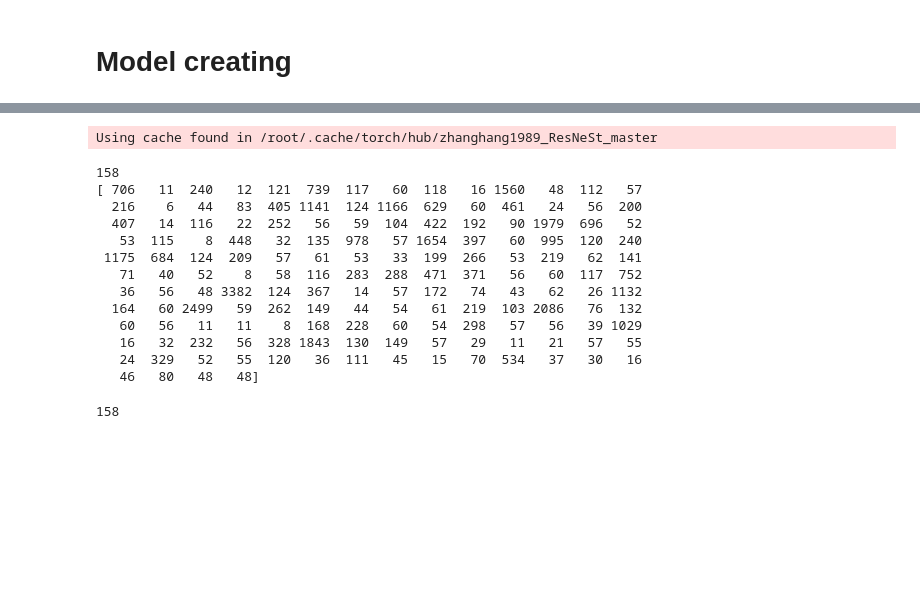
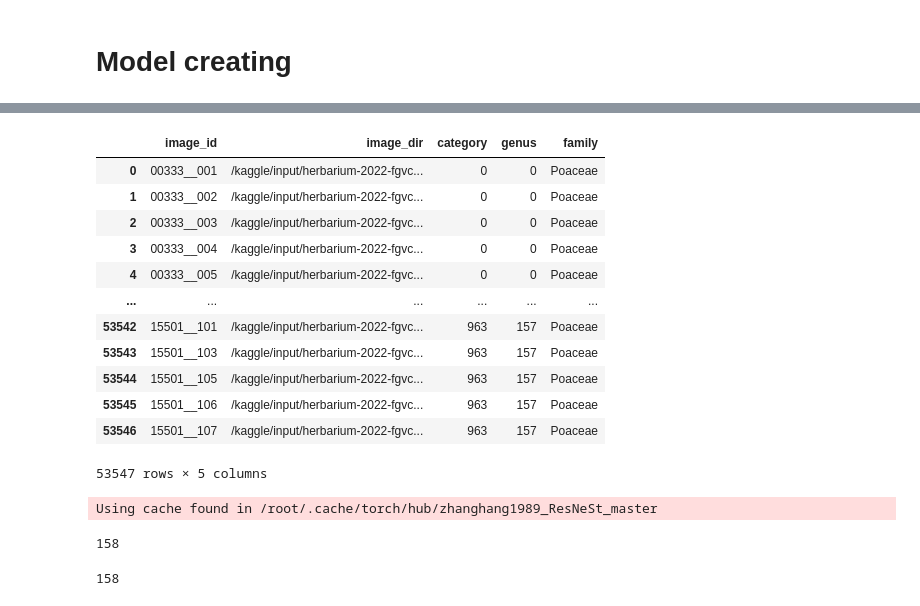
Before and after one commit to Advell/Herbarium-Plant-Classification, a Jupyter notebook: extra_notebook.ipynb, the cells around one changed output, grey strips where cells are left out. Drawn from its saved outputs; the diff is of its cells as text; code cells hidden in the pictures; blank space fills up the shorter version.

Commit message:
Kaggle Notebook | notebook98046b6abb | Version 6

```diff
--- a/extra_notebook.ipynb
+++ b/extra_notebook.ipynb
@@ -23,7 +23,7 @@ test_ids = [image['image_id'] for image in test_meta]
 test_dirs = [test_dir + image['file_name'] for image in test_meta]
 
 #Create the initial training dataframe with the above defined columns
-train_df = pd.DataFrame({
+main_df = pd.DataFrame({
     "image_id" : image_ids,
     "image_dir" : image_dirs,
     "category" : category_ids,
@@ -35,7 +35,7 @@ test_df = pd.DataFrame({
     "test_dir" : test_dirs
 })
 
-train_df
+main_df
 # %% [output]
 |  | image_id | image_dir | category | genus |
 | 0 | 00000__001 | /kaggle/input/herbarium-2022-fgvc... | 0 | 1 |
@@ -53,7 +53,7 @@ train_df
 # %%
 #Add a genus column to the dataframe
 genus_map = {genus['genus_id'] : genus['genus'] for genus in train_meta['genera']}
-train_df['genus'] = train_df['genus'].map(genus_map)
+main_df['genus'] = main_df['genus'].map(genus_map)
 
 ##Create a family column in the dataframe based on the genus names
     # Step 1: Create dictionary of genus -> family mapping
@@ -64,16 +64,16 @@ for category in train_meta["categories"]:
     genus_family_map[genus] = family
 
     # Step 2: Create new column with default value of None™
-train_df['family'] = None
+main_df['family'] = None
 
     # Step 3: Update values in new column based on genus -> family mapping
-for i, row in train_df.iterrows():
+for i, row in main_df.iterrows():
     genus = row['genus']
     if genus in genus_family_map:
         family = genus_family_map[genus]
-        train_df.at[i, 'family'] = family
+        main_df.at[i, 'family'] = family
 
-train_df
+main_df
 # %% [output]
 |  | image_id | image_dir | category | genus | family |
 | 0 | 00000__001 | /kaggle/input/herbarium-2022-fgvc... | 0 | Abies | Pinaceae |
@@ -91,10 +106,11 @@ train_df
 # %%
 #Filter only the images of plants that are in the Poaceae family
-train_df = train_df.loc[train_df['family'] == 'Poaceae']
+main_df = main_df.loc[main_df['family'] == 'Poaceae']
+#main_df = main_df[main_df['family'].isin(['Poaceae', 'Fabaceae'])]
 #Reset index
-train_df = train_df.reset_index(drop=True)
+main_df = main_df.reset_index(drop=True)
 
-train_df
+main_df
 # %% [output]
 |  | image_id | image_dir | category | genus | family |
 | 0 | 00333__001 | /kaggle/input/herbarium-2022-fgvc... | 333 | Agrostis | Poaceae |
@@ -157 +174,20 @@ Requirement already satisfied: portalocker in /opt/conda/lib/python3.7/site-pack
 WARNING: Running pip as the 'root' user can result in broken permissions and conflicting behaviour with the system package manager. It is recommended to use a virtual environment instead: https://pip. ...
+# %%
+main_df['genus'] = pd.factorize(main_df['genus'])[0]
+main_df['category'] = pd.factorize(main_df['category'])[0]
+
+main_df
+# %% [output]
+|  | image_id | image_dir | category | genus | family |
+| 0 | 00333__001 | /kaggle/input/herbarium-2022-fgvc... | 0 | 0 | Poaceae |
+| 1 | 00333__002 | /kaggle/input/herbarium-2022-fgvc... | 0 | 0 | Poaceae |
+| 2 | 00333__003 | /kaggle/input/herbarium-2022-fgvc... | 0 | 0 | Poaceae |
+| 3 | 00333__004 | /kaggle/input/herbarium-2022-fgvc... | 0 | 0 | Poaceae |
+| 4 | 00333__005 | /kaggle/input/herbarium-2022-fgvc... | 0 | 0 | Poaceae |
+| ... | ... | ... | ... | ... | ... |
+| 53542 | 15501__101 | /kaggle/input/herbarium-2022-fgvc... | 963 | 157 | Poaceae |
+| 53543 | 15501__103 | /kaggle/input/herbarium-2022-fgvc... | 963 | 157 | Poaceae |
+| 53544 | 15501__105 | /kaggle/input/herbarium-2022-fgvc... | 963 | 157 | Poaceae |
+| 53545 | 15501__106 | /kaggle/input/herbarium-2022-fgvc... | 963 | 157 | Poaceae |
+| 53546 | 15501__107 | /kaggle/input/herbarium-2022-fgvc... | 963 | 157 | Poaceae |
+53547 rows × 5 columns
@@ -223,24 +278,9 @@ model = torch.hub.load('zhanghang1989/ResNeSt', 'resnest101', pretrained=True)
 Using cache found in /root/.cache/torch/hub/zhanghang1989_ResNeSt_master
 # %%
 num_classes = train_df['genus'].nunique()
-class_counts = np.bincount(Y_train)
-
 print(num_classes)
-print(class_counts)
 # %% [output]
 158
-[ 706   11  240   12  121  739  117   60  118   16 1560   48  112   57
-  216    6   44   83  405 1141  124 1166  629   60  461   24   56  200
-  407   14  116   22  252   56   59  104  422  192   90 1979  696   52
-   53  115    8  448   32  135  978   57 1654  397   60  995  120  240
- 1175  684  124  209   57   61   53   33  199  266   53  219   62  141
-   71   40   52    8   58  116  283  288  471  371   56   60  117  752
-   36   56   48 3382  124  367   14   57  172   74   43   62   26 1132
-  164   60 2499   59  262  149   44   54   61  219  103 2086   76  132
-   60   56   11   11    8  168  228   60   54  298   57   56   39 1029
-   16   32  232   56  328 1843  130  149   57   29   11   21   57   55
-   24  329   52   55  120   36  111   45   15   70  534   37   30   16
-   46   80   48   48]
 # %%
 total_layers = len(list(model.parameters()))
 
```
Also changed, not shown: parts of 19 cells of this notebook.
